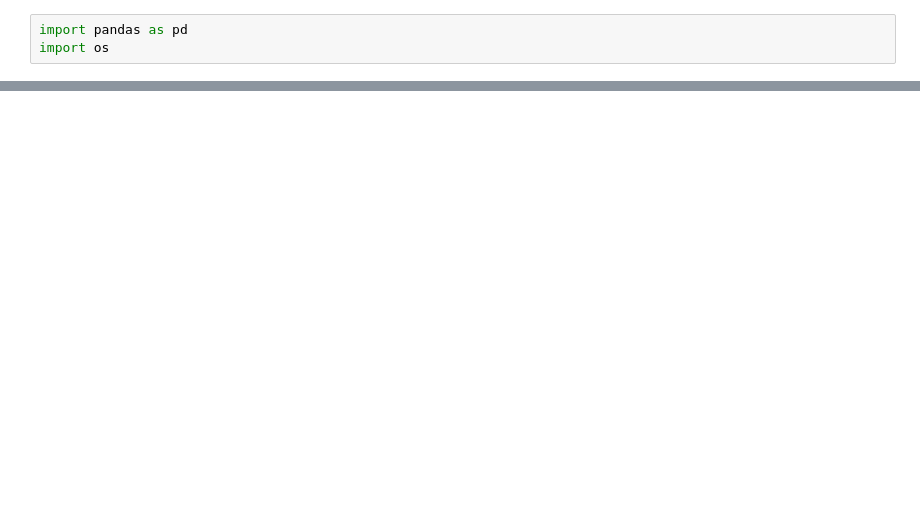
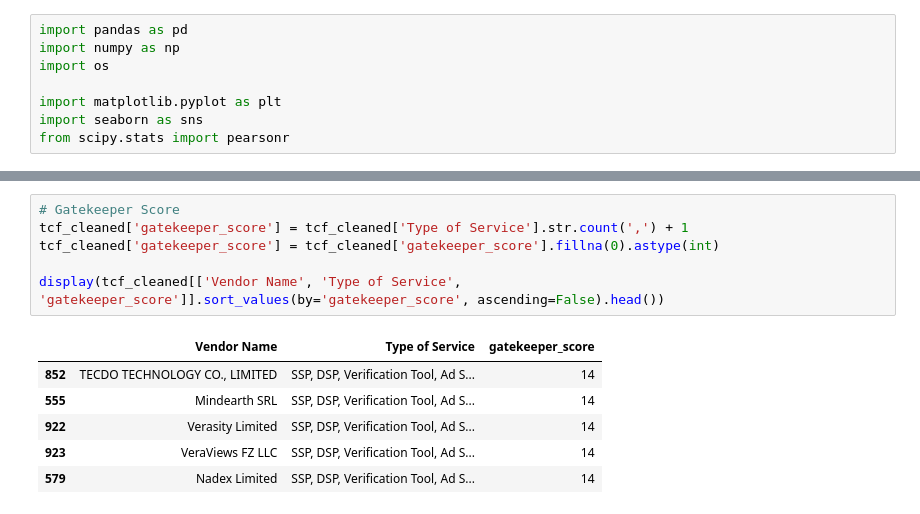
Before and after one commit to riley-wangdaiwei/data-friction-research, a Jupyter notebook: Analysis/tcl_analysis.ipynb, the cells around one changed output, grey strips where cells are left out. Drawn from its saved outputs; the diff is of its cells as text; blank space fills up the shorter version.

```diff
--- a/Analysis/tcl_analysis.ipynb
+++ b/Analysis/tcl_analysis.ipynb
@@ -1,6 +1,11 @@
 # %%
 import pandas as pd
+import numpy as np
 import os
+
+import matplotlib.pyplot as plt
+import seaborn as sns
+from scipy.stats import pearsonr
 # %%
 data_path = os.path.join("..", "Code", "tcf_cleaned.csv")
 
@@ -18,3 +23,16 @@ except FileNotFoundError:
 | 2 | 1111 | 152 Media LLC | Spain | AT, BE, HR, CY, DK, FI, FR, DE, G... | Web | Header Bidding Service | ... |
 | 3 | 217 | 2KDirect, Inc. (dba iPromote) | United States | ES, CH, GB | Web, Native App (Mobile) | DSP, Ad Serving, Campaign Analyti... | ... |
 | 4 | 58 | 33Across | United States | OTHER | Web | SSP, Ad Serving, DMP / Data Provi... | ... |
+# %%
+# Gatekeeper Score
+tcf_cleaned['gatekeeper_score'] = tcf_cleaned['Type of Service'].str.count(',') + 1
+tcf_cleaned['gatekeeper_score'] = tcf_cleaned['gatekeeper_score'].fillna(0).astype(int)
+
+display(tcf_cleaned[['Vendor Name', 'Type of Service', 'gatekeeper_score']].sort_values(by='gatekeeper_score', ascending=False).head())
+# %% [output]
+|  | Vendor Name | Type of Service | gatekeeper_score |
+| 852 | TECDO TECHNOLOGY CO., LIMITED | SSP, DSP, Verification Tool, Ad S... | 14 |
+| 555 | Mindearth SRL | SSP, DSP, Verification Tool, Ad S... | 14 |
+| 922 | Verasity Limited | SSP, DSP, Verification Tool, Ad S... | 14 |
+| 923 | VeraViews FZ LLC | SSP, DSP, Verification Tool, Ad S... | 14 |
+| 579 | Nadex Limited | SSP, DSP, Verification Tool, Ad S... | 14 |
```
Also changed, not shown: parts of 3 cells of this notebook.
